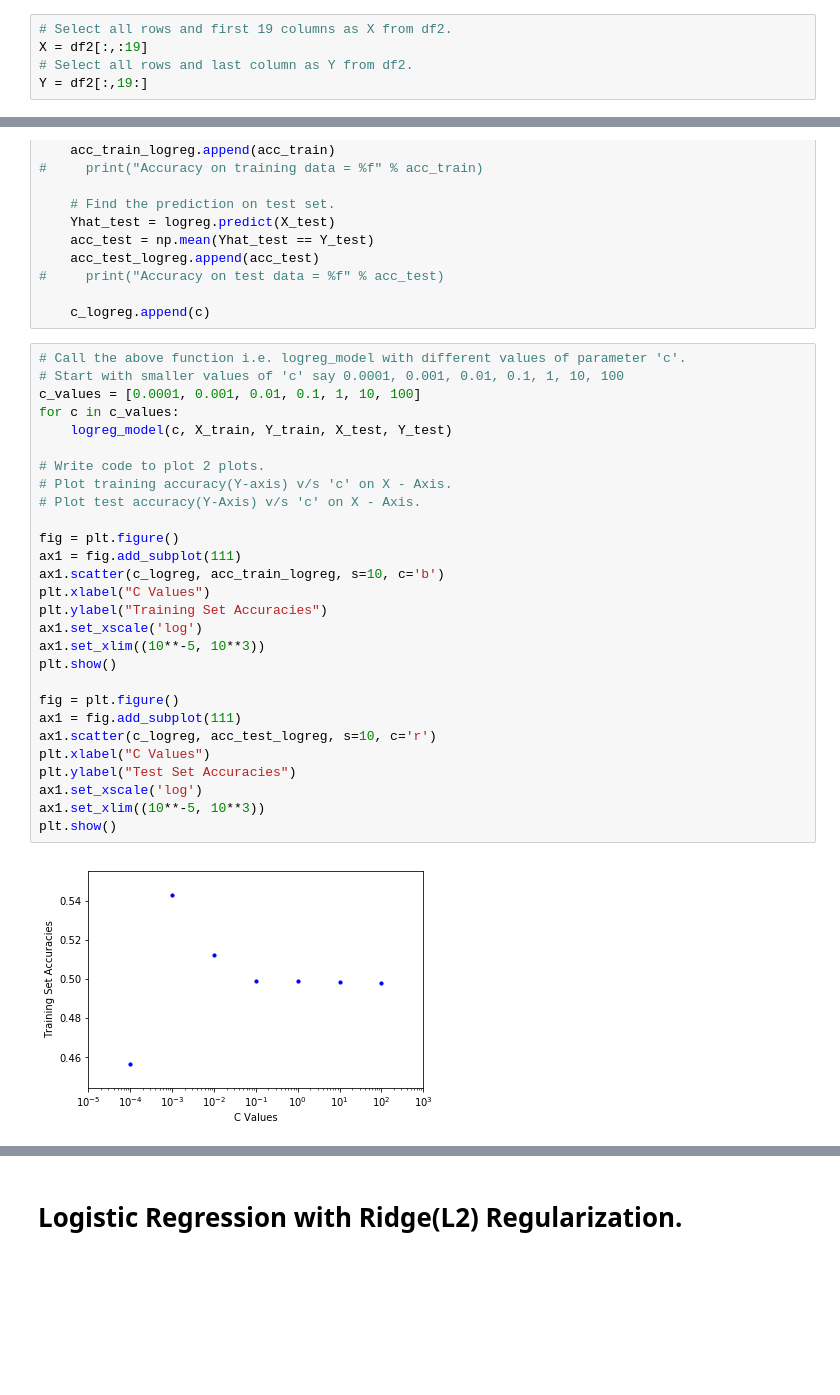
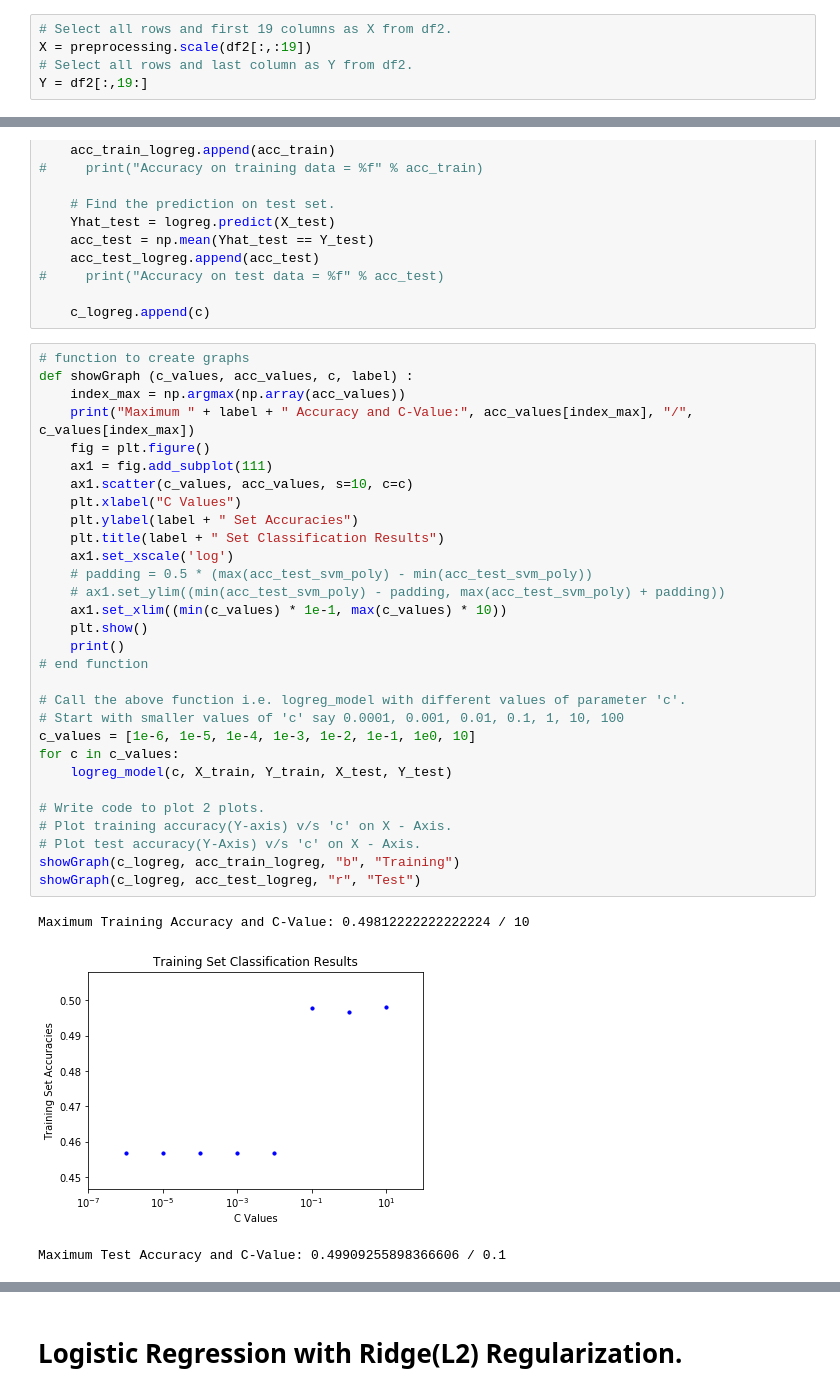
Before and after one commit to theo-kim/machine-learning, a Jupyter notebook: hw5/programming.ipynb, the cells around one changed output, grey strips where cells are left out. Cells and saved outputs as stored; diff of their text form; blank space fills up the shorter version.

```diff
--- a/hw5/programming.ipynb
+++ b/hw5/programming.ipynb
@@ -31,7 +32,7 @@ df1 = df.dropna(axis = 1)
 df2 = df1.values
 # %%
 # Select all rows and first 19 columns as X from df2.
-X = df2[:,:19]
+X = preprocessing.scale(df2[:,:19])
 # Select all rows and last column as Y from df2.
 Y = df2[:,19:]
 # %%
@@ -87,32 +88,36 @@ def logreg_model(c , X_train, Y_train, X_test, Y_test):
 
     c_logreg.append(c)
 # %%
+# function to create graphs
+def showGraph (c_values, acc_values, c, label) :
+    index_max = np.argmax(np.array(acc_values))
+    print("Maximum " + label + " Accuracy and C-Value:", acc_values[index_max], "/", c_values[index_max])
+    fig = plt.figure()
+    ax1 = fig.add_subplot(111)
+    ax1.scatter(c_values, acc_values, s=10, c=c)
+    plt.xlabel("C Values")
+    plt.ylabel(label + " Set Accuracies")
+    plt.title(label + " Set Classification Results")
+    ax1.set_xscale('log')
+    # padding = 0.5 * (max(acc_test_svm_poly) - min(acc_test_svm_poly))
+    # ax1.set_ylim((min(acc_test_svm_poly) - padding, max(acc_test_svm_poly) + padding))
+    ax1.set_xlim((min(c_values) * 1e-1, max(c_values) * 10))
+    plt.show()
+    print()
+# end function
+
 # Call the above function i.e. logreg_model with different values of parameter 'c'.
 # Start with smaller values of 'c' say 0.0001, 0.001, 0.01, 0.1, 1, 10, 100
-c_values = [0.0001, 0.001, 0.01, 0.1, 1, 10, 100]
+c_values = [1e-6, 1e-5, 1e-4, 1e-3, 1e-2, 1e-1, 1e0, 10]
 for c in c_values:
     logreg_model(c, X_train, Y_train, X_test, Y_test)
 
 # Write code to plot 2 plots.
 # Plot training accuracy(Y-axis) v/s 'c' on X - Axis.
 # Plot test accuracy(Y-Axis) v/s 'c' on X - Axis.
-
-fig = plt.figure()
-ax1 = fig.add_subplot(111)
-ax1.scatter(c_logreg, acc_train_logreg, s=10, c='b')
-plt.xlabel("C Values")
-plt.ylabel("Training Set Accuracies")
-ax1.set_xscale('log')
-ax1.set_xlim((10**-5, 10**3))
-plt.show()
-
-fig = plt.figure()
-ax1 = fig.add_subplot(111)
-ax1.scatter(c_logreg, acc_test_logreg, s=10, c='r')
-plt.xlabel("C Values")
-plt.ylabel("Test Set Accuracies")
-ax1.set_xscale('log')
-ax1.set_xlim((10**-5, 10**3))
-plt.show()
+showGraph(c_logreg, acc_train_logreg, "b", "Training")
+showGraph(c_logreg, acc_test_logreg, "r", "Test")
 # %% [output]
+Maximum Training Accuracy and C-Value: 0.49812222222222224 / 10
-[figure, old version]
+[figure, new version]
+Maximum Test Accuracy and C-Value: 0.49909255898366606 / 0.1
```
Also changed, not shown: parts of 10 cells of this notebook, 9 other files.
